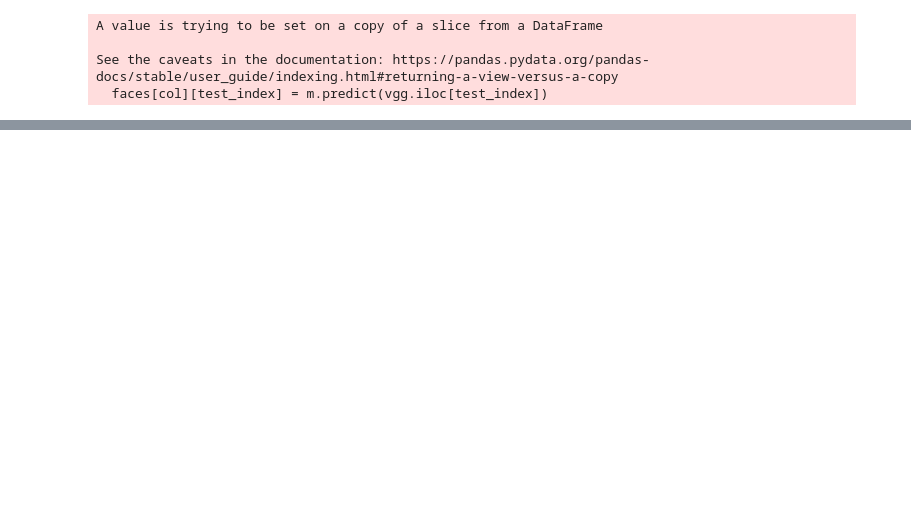
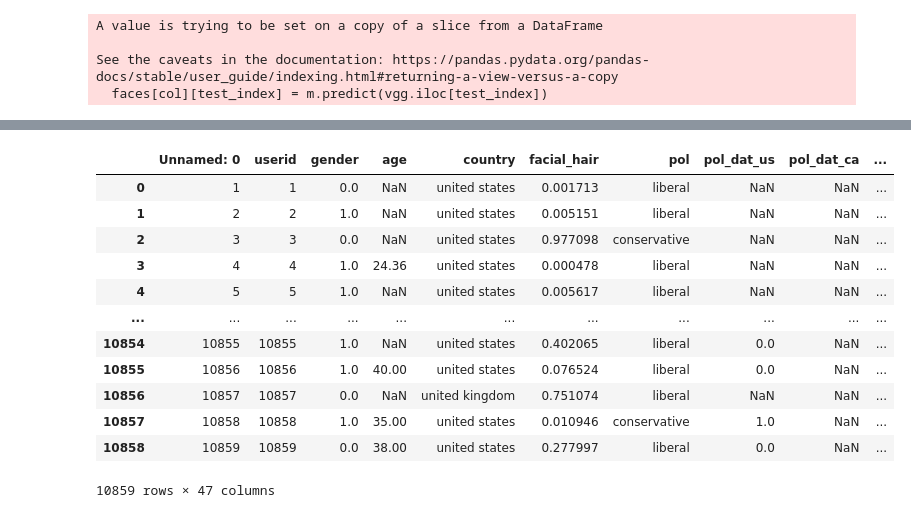
Before and after one commit to rohanfaiyazkhan/deeplearningproject, a Jupyter notebook: py-reproduction.ipynb, the cells around one changed output, grey strips where cells are left out. Saved outputs shown, nothing was run; the diff lists cells and outputs as text; code cells hidden in the pictures; blank space fills up the shorter version.

```diff
--- a/py-reproduction.ipynb
+++ b/py-reproduction.ipynb
@@ -132,0 +173,28 @@ faces[faces[col].notna()]
+# %%
+for i in ground_truth:
+    col="pred_"+i
+    faces[[col]]=np.nan
+    # print(faces[col])
+    not_na = faces[faces[i].notna()].index
+
+    for j in range(cv_folds):
+        #Indices in R start at 1 so we must subtract 1 to keep it in bounds
+        test_index = not_na[folds[not_na] == j]
+
+        train_index = not_na[folds[not_na] != j]
+
+        x=vgg.iloc[train_index]
+        y=faces[i][train_index]
+
+        test_x = vgg.iloc[test_index]
+
+        if test_x.shape[0] > 0:
+            m.fit(x, y)
+            faces[col][test_index] = m.predict(test_x)
+
+            is_na = faces[faces[col].isna()].index
+            fx = is_na[folds[is_na] == 1]
+            other_sample_x = vgg.iloc[fx]
+
+            if other_sample_x.shape[0] > 0:
+                faces[col][fx] = m.predict(other_sample_x)
@@ -132,0 +219,16 @@ faces[faces[col].notna()]
+# %%
+faces
+# %% [output]
+|  | Unnamed: 0 | userid | gender | age | country | facial_hair | pol | pol_dat_us | pol_dat_ca | ... |
+| 0 | 1 | 1 | 0.0 | NaN | united states | 0.001713 | liberal | NaN | NaN | ... |
+| 1 | 2 | 2 | 1.0 | NaN | united states | 0.005151 | liberal | NaN | NaN | ... |
+| 2 | 3 | 3 | 0.0 | NaN | united states | 0.977098 | conservative | NaN | NaN | ... |
+| 3 | 4 | 4 | 1.0 | 24.36 | united states | 0.000478 | liberal | NaN | NaN | ... |
+| 4 | 5 | 5 | 1.0 | NaN | united states | 0.005617 | liberal | NaN | NaN | ... |
+| ... | ... | ... | ... | ... | ... | ... | ... | ... | ... | ... |
+| 10854 | 10855 | 10855 | 1.0 | NaN | united states | 0.402065 | liberal | 0.0 | NaN | ... |
+| 10855 | 10856 | 10856 | 1.0 | 40.00 | united states | 0.076524 | liberal | 0.0 | NaN | ... |
+| 10856 | 10857 | 10857 | 0.0 | NaN | united kingdom | 0.751074 | liberal | NaN | NaN | ... |
+| 10857 | 10858 | 10858 | 1.0 | 35.00 | united states | 0.010946 | conservative | 1.0 | NaN | ... |
+| 10858 | 10859 | 10859 | 0.0 | 38.00 | united states | 0.277997 | liberal | 0.0 | NaN | ... |
+10859 rows × 47 columns
```
Also changed, not shown: parts of 20 cells of this notebook, 3 other files.
